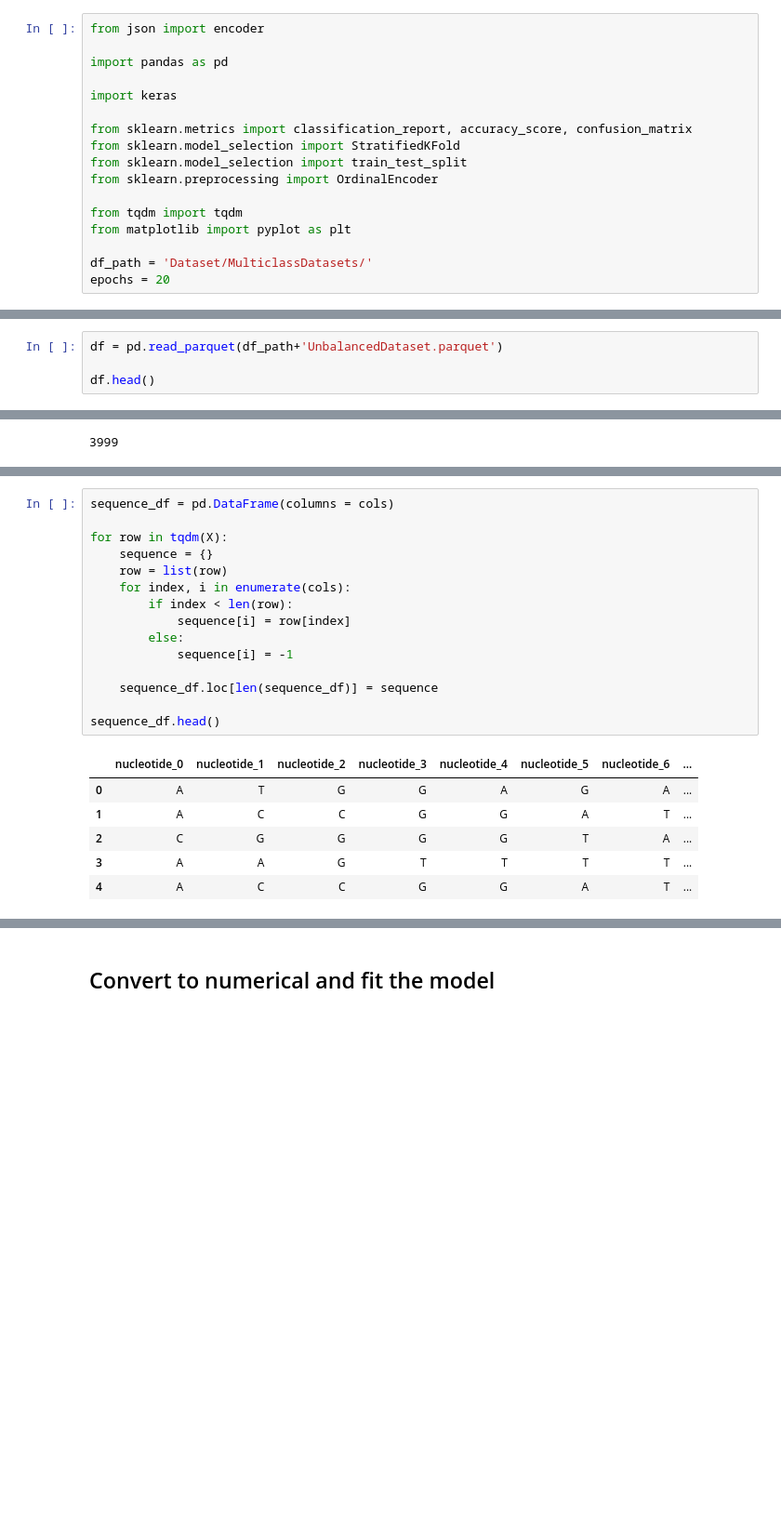
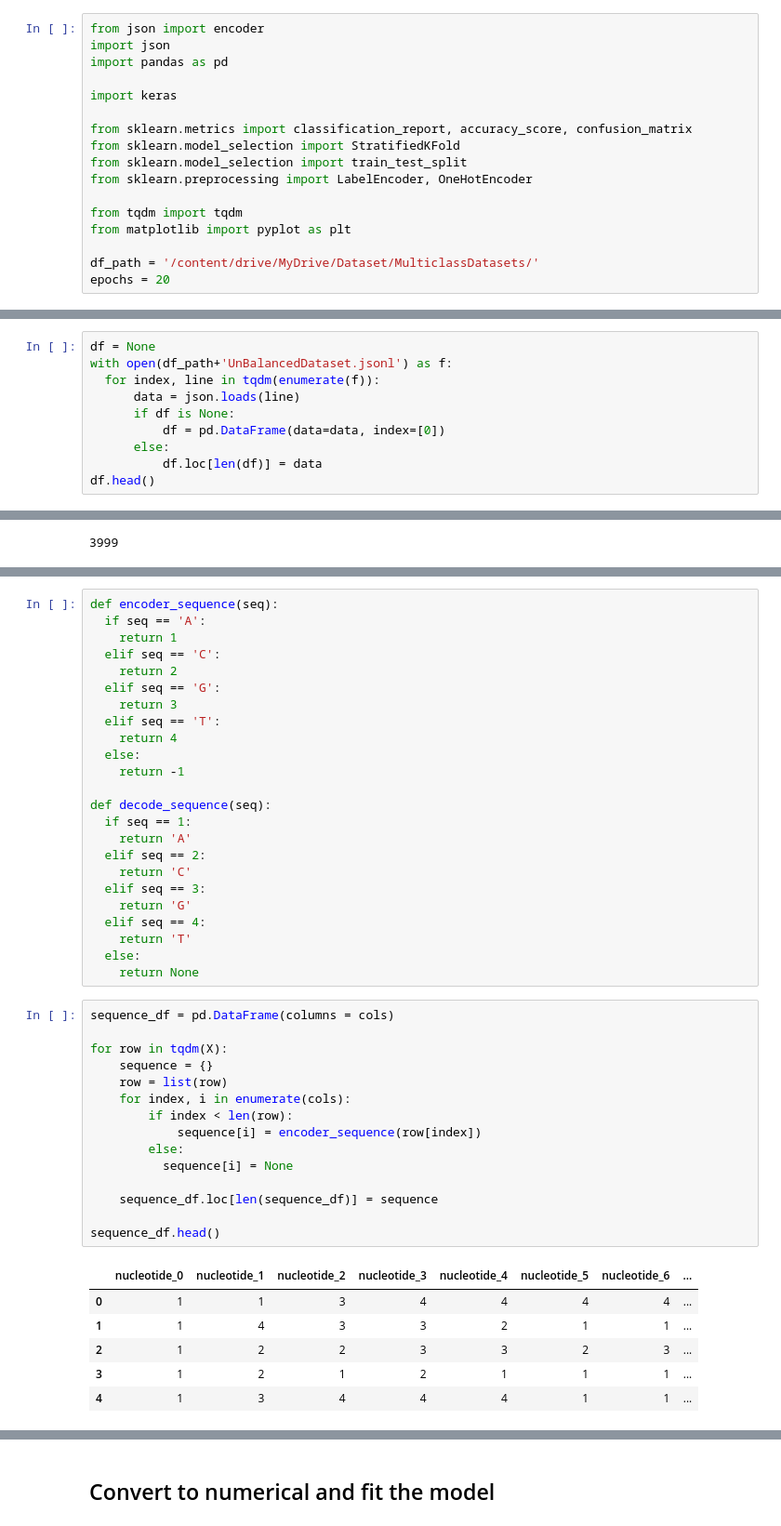
Before and after one commit to VitoNicolaLosavio/Continue-Learning-for-Multi-class-Classification-of-Viral-Genomic-Sequences, a Jupyter notebook: MulticlassClassification.ipynb, the cells around one changed output, grey strips where cells are left out. Shown: that part at 93% size. Cells and saved outputs as stored; diff of their text form; blank space fills up the shorter version.

```diff
--- a/MulticlassClassification.ipynb
+++ b/MulticlassClassification.ipynb
@@ -7,7 +12,7 @@ We will propose different models for the task on a different dataset
 #### Definition of common import and functions
 # %%
 from json import encoder
-
+import json
 import pandas as pd
 
 import keras
@@ -15,12 +20,12 @@ import keras
 from sklearn.metrics import classification_report, accuracy_score, confusion_matrix
 from sklearn.model_selection import StratifiedKFold
 from sklearn.model_selection import train_test_split
-from sklearn.preprocessing import OrdinalEncoder
+from sklearn.preprocessing import LabelEncoder, OneHotEncoder
 
 from tqdm import tqdm
 from matplotlib import pyplot as plt
 
-df_path = 'Dataset/MulticlassDatasets/'
+df_path = '/content/drive/MyDrive/Dataset/MulticlassDatasets/'
 epochs = 20
 # %% [markdown]
 ## Models
@@ -38,8 +44,14 @@ def get_model(dimension, num_classes):
 # %% [markdown]
 ### Unbalanced data set loading
 # %%
-df = pd.read_parquet(df_path+'UnbalancedDataset.parquet')
-
+df = None
+with open(df_path+'UnBalancedDataset.jsonl') as f:
+  for index, line in tqdm(enumerate(f)):
+      data = json.loads(line)
+      if df is None:
+          df = pd.DataFrame(data=data, index=[0])
+      else:
+          df.loc[len(df)] = data
 df.head()
 # %% [output]
 |  | Accession | Release Date | Species | Genus | Family | Molecule Type | Length | Sequence Type | Host | ... |
@@ -112,25 +105,49 @@ cols
+# %%
+def encoder_sequence(seq):
+  if seq == 'A':
+    return 1
+  elif seq == 'C':
+    return 2
+  elif seq == 'G':
+    return 3
+  elif seq == 'T':
+    return 4
+  else:
+    return -1
+
+def decode_sequence(seq):
+  if seq == 1:
+    return 'A'
+  elif seq == 2:
+    return 'C'
+  elif seq == 3:
+    return 'G'
+  elif seq == 4:
+    return 'T'
+  else:
+    return None
 # %%
 sequence_df = pd.DataFrame(columns = cols)
 
 for row in tqdm(X):
     sequence = {}
     row = list(row)
     for index, i in enumerate(cols):
         if index < len(row):
-            sequence[i] = row[index]
+            sequence[i] = encoder_sequence(row[index])
         else:
-            sequence[i] = -1
+          sequence[i] = None
 
     sequence_df.loc[len(sequence_df)] = sequence
 
 sequence_df.head()
 # %% [output]
 |  | nucleotide_0 | nucleotide_1 | nucleotide_2 | nucleotide_3 | nucleotide_4 | nucleotide_5 | nucleotide_6 | ... |
-| 0 | A | T | G | G | A | G | A | ... |
-| 1 | A | C | C | G | G | A | T | ... |
-| 2 | C | G | G | G | G | T | A | ... |
-| 3 | A | A | G | T | T | T | T | ... |
-| 4 | A | C | C | G | G | A | T | ... |
+| 0 | 1 | 1 | 3 | 4 | 4 | 4 | 4 | ... |
+| 1 | 1 | 4 | 3 | 3 | 2 | 1 | 1 | ... |
+| 2 | 1 | 2 | 2 | 3 | 3 | 2 | 3 | ... |
+| 3 | 1 | 2 | 1 | 2 | 1 | 1 | 1 | ... |
+| 4 | 1 | 3 | 4 | 4 | 4 | 1 | 1 | ... |
 5 rows × 3999 columns
 # %% [markdown]
 ## Convert to numerical and fit the model
```
Also changed, not shown: parts of 13 cells of this notebook.
